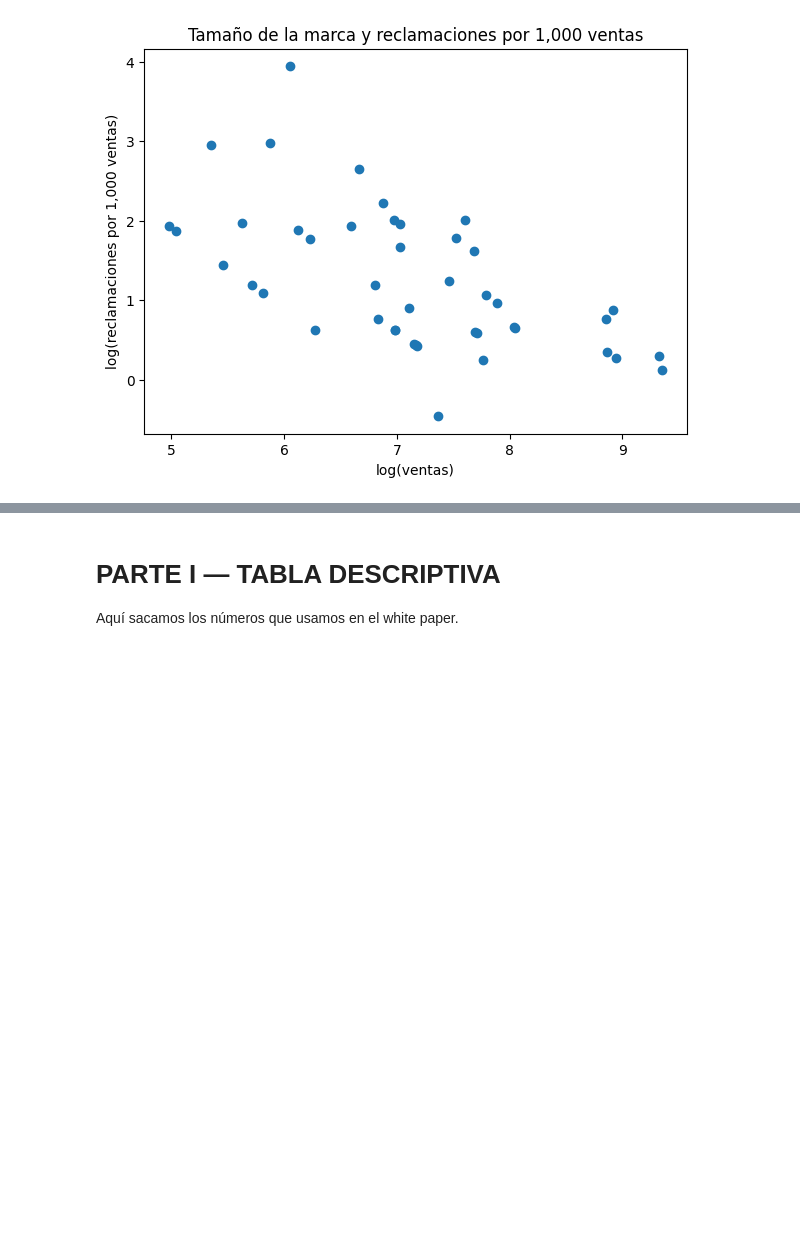
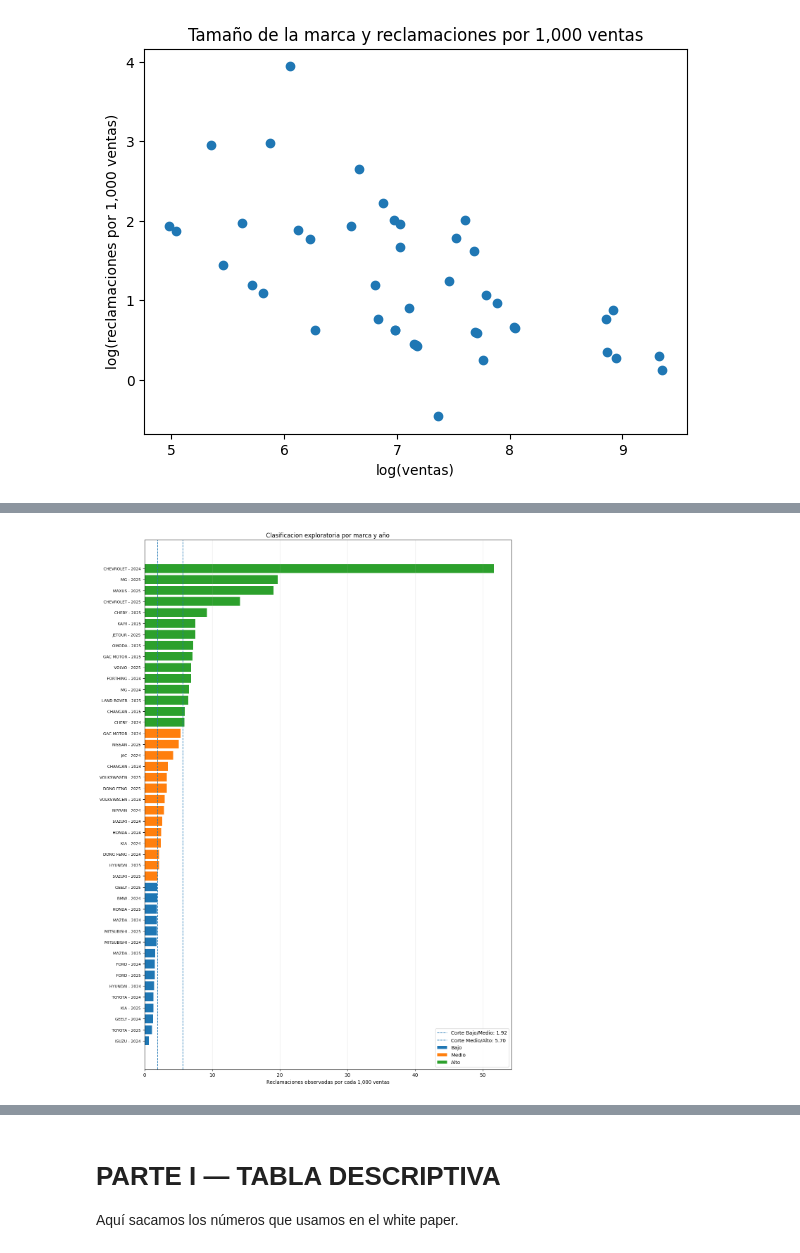
Before and after one commit to Anikawi/propuesta_parte1_S100_grupo9, a Jupyter notebook: S100_E9.ipynb, the cells around one changed output, grey strips where cells are left out. Cells and saved outputs as stored; diff of their text form; code cells hidden in the pictures; blank space fills up the shorter version.

```diff
--- a/S100_E9.ipynb
+++ b/S100_E9.ipynb
@@ -1925,0 +2064,37 @@ plt.show()
+# %%
+grafica_clasificacion = (
+    dataset_integrado
+    .sort_values("reclamos_por_1000_ventas")
+    .reset_index(drop=True)
+)
+posiciones = np.arange(len(grafica_clasificacion))
+niveles_grafica = grafica_clasificacion["Nivel_Riesgo_Relativo"].astype(str)
+etiquetas = (
+    grafica_clasificacion["marca_std"].astype(str)
+    + " - "
+    + grafica_clasificacion["anio"].astype(str)
+)
+
+fig, ax = plt.subplots(figsize=(12, 16))
+for nivel in ["Bajo", "Medio", "Alto"]:
+    seleccion = (niveles_grafica == nivel).to_numpy()
+    ax.barh(
+        posiciones[seleccion],
+        grafica_clasificacion.loc[seleccion, "reclamos_por_1000_ventas"],
+        label=nivel
+    )
+
+ax.axvline(corte_bajo, linestyle="--", linewidth=1.2,
+           label=f"Corte Bajo/Medio: {corte_bajo:.2f}")
+ax.axvline(corte_alto, linestyle="--", linewidth=1.2,
+           label=f"Corte Medio/Alto: {corte_alto:.2f}")
+ax.set_yticks(posiciones)
+ax.set_yticklabels(etiquetas, fontsize=8)
+ax.set_xlabel("Reclamaciones observadas por cada 1,000 ventas")
+ax.set_title("Clasificacion exploratoria por marca y año")
+ax.legend()
+ax.grid(axis="x", alpha=0.25)
+fig.tight_layout()
+plt.show()
+# %% [output]
+[figure, added]
```
Also changed, not shown: parts of 40 cells of this notebook.
